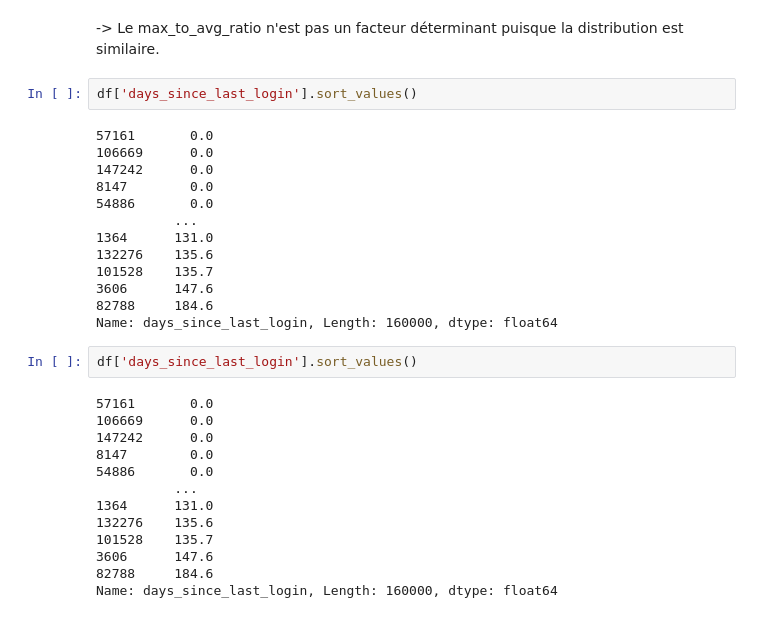
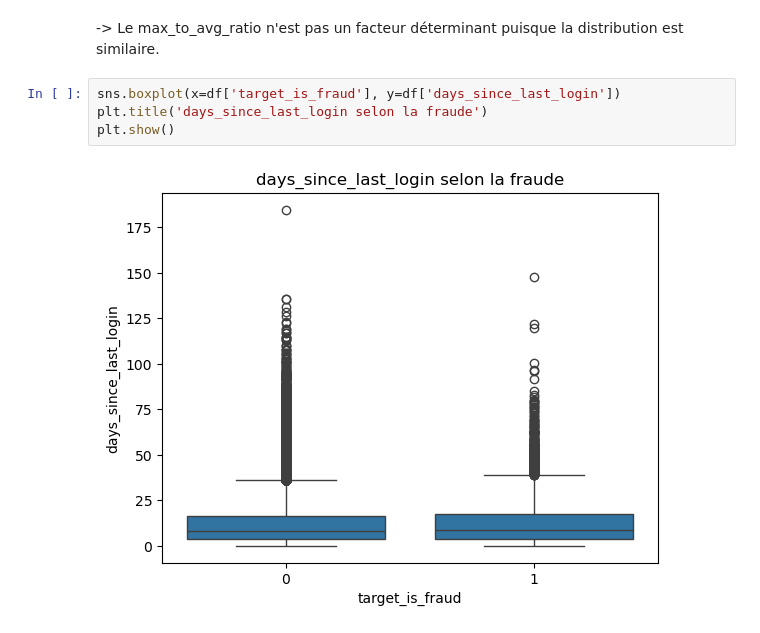
Before and after one commit to Maellelc13/Projet_ML2, a Jupyter notebook: EDA/eda_nelly.ipynb, the cells around one changed output. Cells and saved outputs as stored; diff of their text form.

```diff
--- a/EDA/eda_nelly.ipynb
+++ b/EDA/eda_nelly.ipynb
@@ -291,33 +271,9 @@ plt.show()
 [figure]
 # %% [markdown]
 -> Le max_to_avg_ratio n'est pas un facteur déterminant puisque la distribution est similaire.
-# %%
-df['days_since_last_login'].sort_values()
-# %% [output]
-57161       0.0
-106669      0.0
-147242      0.0
-8147        0.0
-54886       0.0
-          ...
-1364      131.0
-132276    135.6
-101528    135.7
-3606      147.6
-82788     184.6
-Name: days_since_last_login, Length: 160000, dtype: float64
-# %%
-df['days_since_last_login'].sort_values()
-# %% [output]
-57161       0.0
-106669      0.0
-147242      0.0
-8147        0.0
-54886       0.0
-          ...
-1364      131.0
-132276    135.6
-101528    135.7
-3606      147.6
-82788     184.6
-Name: days_since_last_login, Length: 160000, dtype: float64
+# %%
+sns.boxplot(x=df['target_is_fraud'], y=df['days_since_last_login'])
+plt.title('days_since_last_login selon la fraude')
+plt.show()
+# %% [output]
+[figure, added]
```
Also changed, not shown: parts of 12 cells of this notebook.
